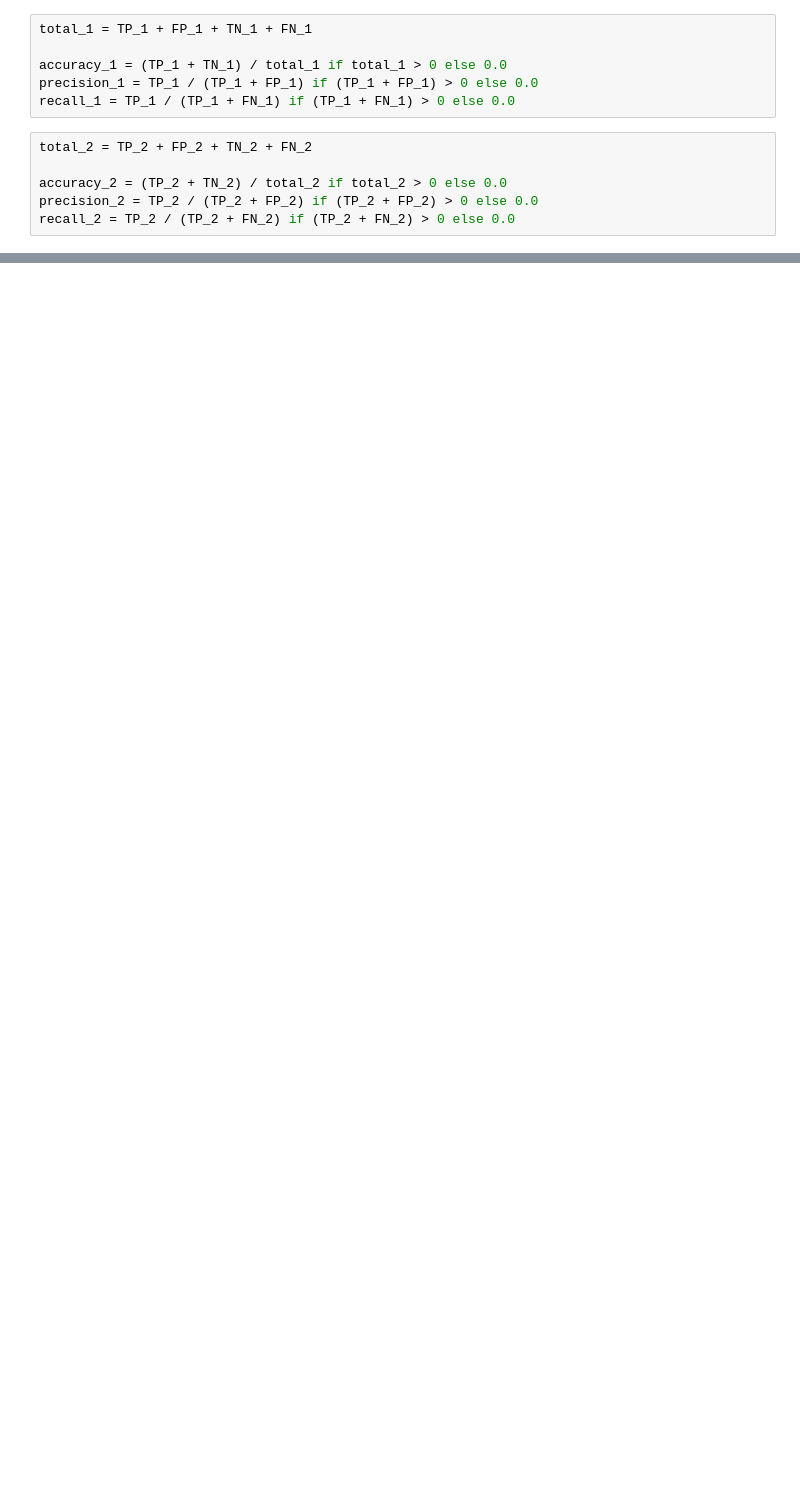
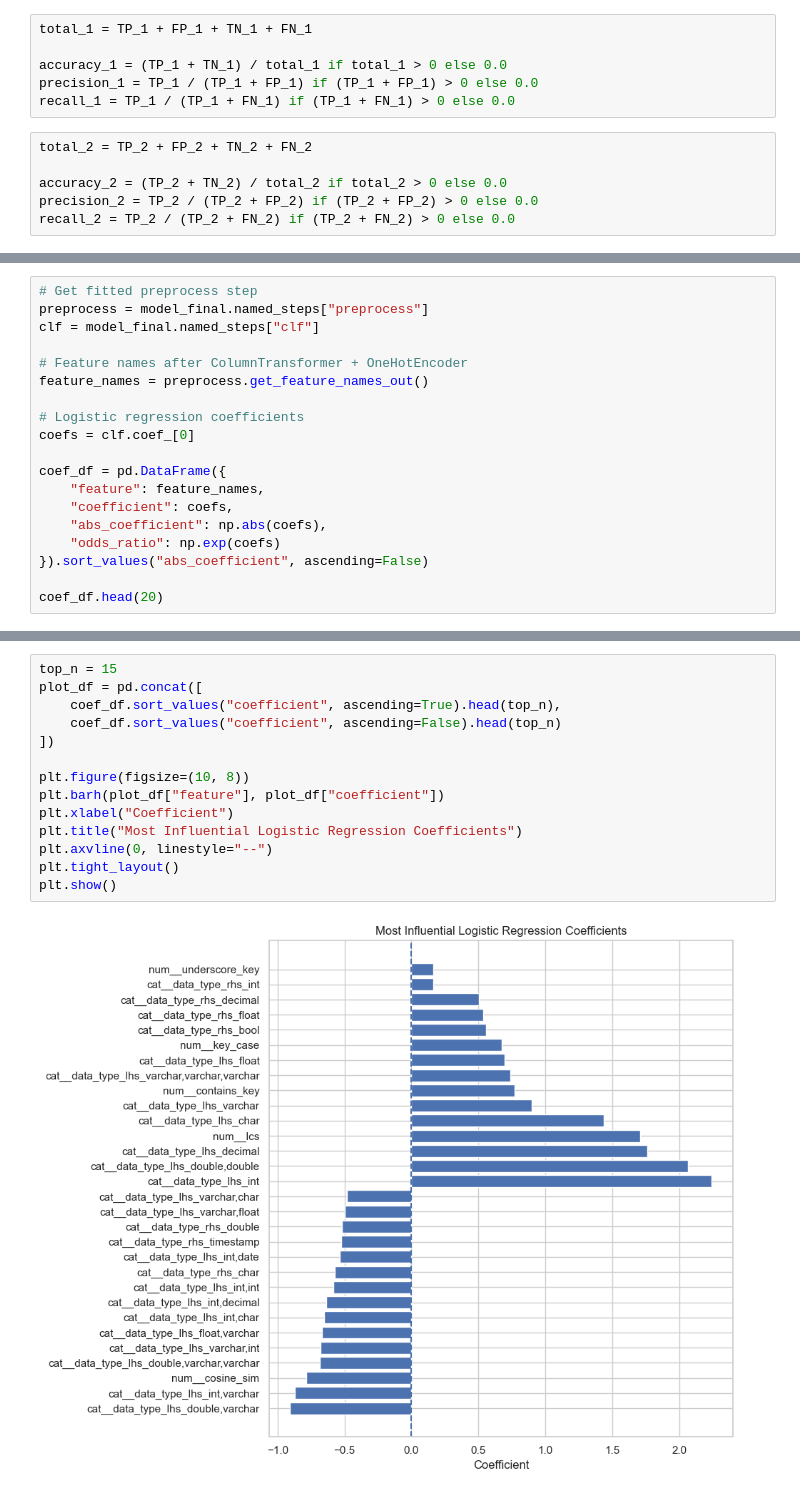
Before and after one commit to Jynns/dataprofiling_gen_fd, a Jupyter notebook: notebooks/pruning_policy.ipynb, the cells around one changed output, grey strips where cells are left out. Cells and saved outputs as stored; diff of their text form; blank space fills up the shorter version.

```diff
--- a/notebooks/pruning_policy.ipynb
+++ b/notebooks/pruning_policy.ipynb
@@ -1126,0 +1211,19 @@ metrics
+# %%
+# Get fitted preprocess step
+preprocess = model_final.named_steps["preprocess"]
+clf = model_final.named_steps["clf"]
+
+# Feature names after ColumnTransformer + OneHotEncoder
+feature_names = preprocess.get_feature_names_out()
+
+# Logistic regression coefficients
+coefs = clf.coef_[0]
+
+coef_df = pd.DataFrame({
+    "feature": feature_names,
+    "coefficient": coefs,
+    "abs_coefficient": np.abs(coefs),
+    "odds_ratio": np.exp(coefs)
+}).sort_values("abs_coefficient", ascending=False)
+
+coef_df.head(20)
@@ -1126,0 +1282,16 @@ metrics
+# %%
+top_n = 15
+plot_df = pd.concat([
+    coef_df.sort_values("coefficient", ascending=True).head(top_n),
+    coef_df.sort_values("coefficient", ascending=False).head(top_n)
+])
+
+plt.figure(figsize=(10, 8))
+plt.barh(plot_df["feature"], plot_df["coefficient"])
+plt.xlabel("Coefficient")
+plt.title("Most Influential Logistic Regression Coefficients")
+plt.axvline(0, linestyle="--")
+plt.tight_layout()
+plt.show()
+# %% [output]
+[figure, added]
```
Also changed, not shown: parts of 51 cells of this notebook, 9 other files.
